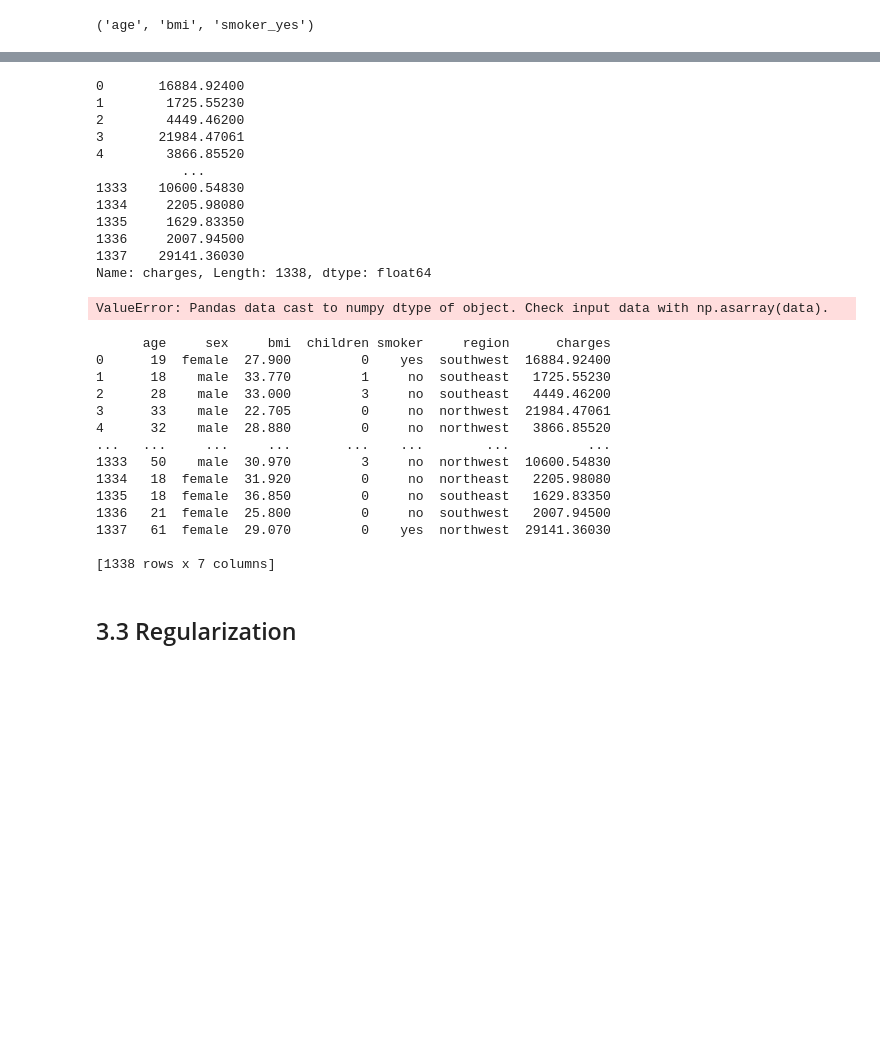
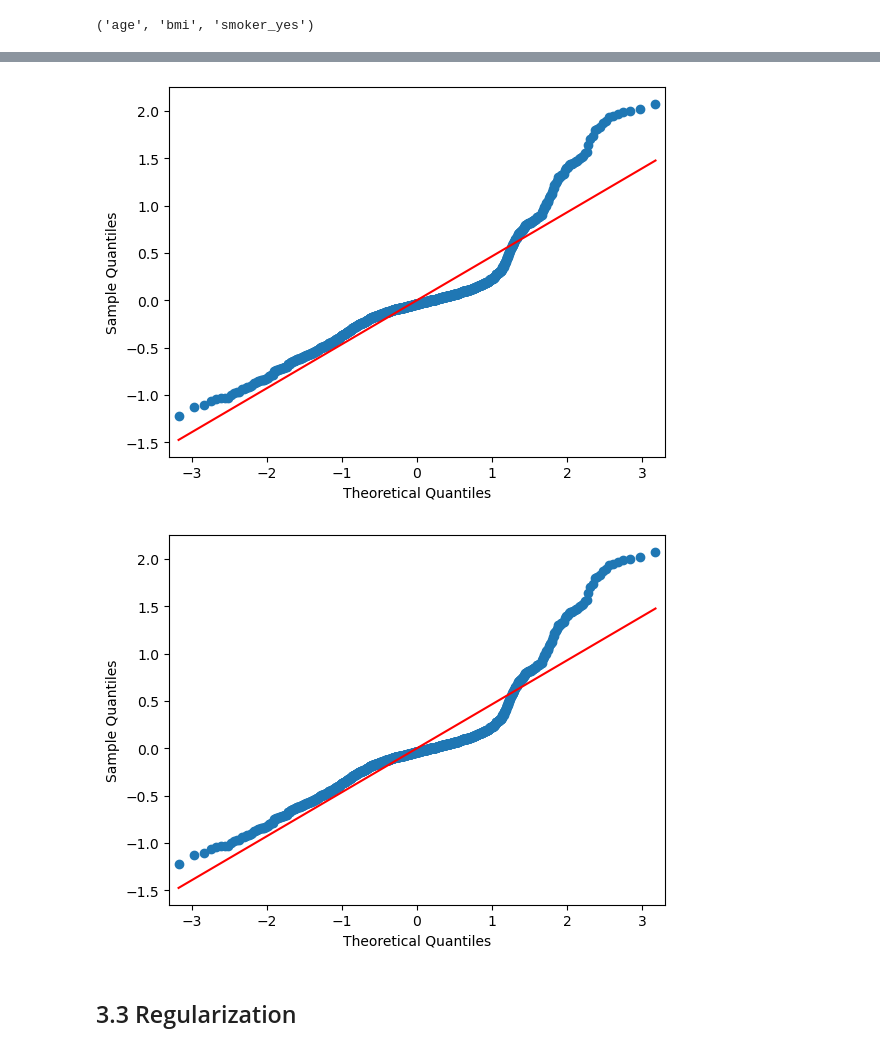
Before and after one commit to Jisoochoi92/medicalcost_prediction, a Jupyter notebook: Medical_cost_Personal_Data_Jisoo_Choi.ipynb, the cells around one changed output, grey strips where cells are left out. Saved outputs shown, nothing was run; the diff lists cells and outputs as text; code cells hidden in the pictures; blank space fills up the shorter version.

```diff
--- a/Medical_cost_Personal_Data_Jisoo_Choi.ipynb
+++ b/Medical_cost_Personal_Data_Jisoo_Choi.ipynb
@@ -478,45 +480,18 @@ plt.show()
-# %%
-data["charges"]
-# %% [output]
-0       16884.92400
-1        1725.55230
-2        4449.46200
-3       21984.47061
-4        3866.85520
-           ...
-1333    10600.54830
-1334     2205.98080
-1335     1629.83350
-1336     2007.94500
-1337    29141.36030
-Name: charges, Length: 1338, dtype: float64
 # %%
 import statsmodels.api as sm
+
+data["age"] = data["age"].astype(float)
+data["bmi"] = data["bmi"].astype(float)
+data["smoker"] = (data["smoker"] == "yes").astype(int)
 
 X = data[["age", "bmi", "smoker"]]
 y = np.log(data["charges"])
 model = sm.OLS(y, sm.add_constant(X)).fit()
 residuals = model.resid
 sm.ProbPlot(residuals).qqplot(line = "s")
 # %% [output]
-ValueError: Pandas data cast to numpy dtype of object. Check input data with np.asarray(data).
+[figure, added]
+[figure, added]
-# %%
-print(data)
-# %% [output]
-      age     sex     bmi  children smoker     region      charges
-0      19  female  27.900         0    yes  southwest  16884.92400
-1      18    male  33.770         1     no  southeast   1725.55230
-2      28    male  33.000         3     no  southeast   4449.46200
-3      33    male  22.705         0     no  northwest  21984.47061
-4      32    male  28.880         0     no  northwest   3866.85520
-...   ...     ...     ...       ...    ...        ...          ...
-1333   50    male  30.970         3     no  northwest  10600.54830
-1334   18  female  31.920         0     no  northeast   2205.98080
-1335   18  female  36.850         0     no  southeast   1629.83350
-1336   21  female  25.800         0     no  southwest   2007.94500
-1337   61  female  29.070         0    yes  northwest  29141.36030
-
-[1338 rows x 7 columns]
 # %% [markdown]
 ## 3.3 Regularization
 # %%
```
Also changed, not shown: parts of 29 cells of this notebook.
